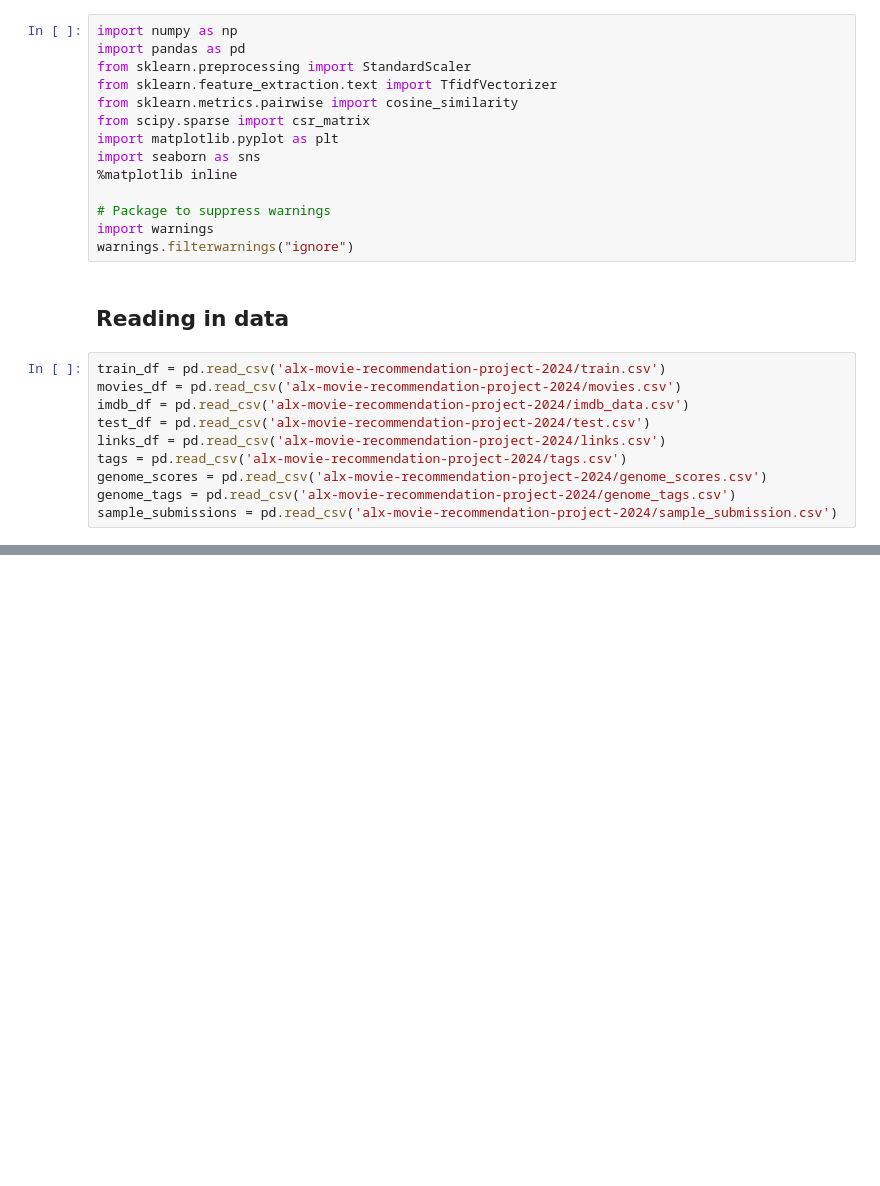
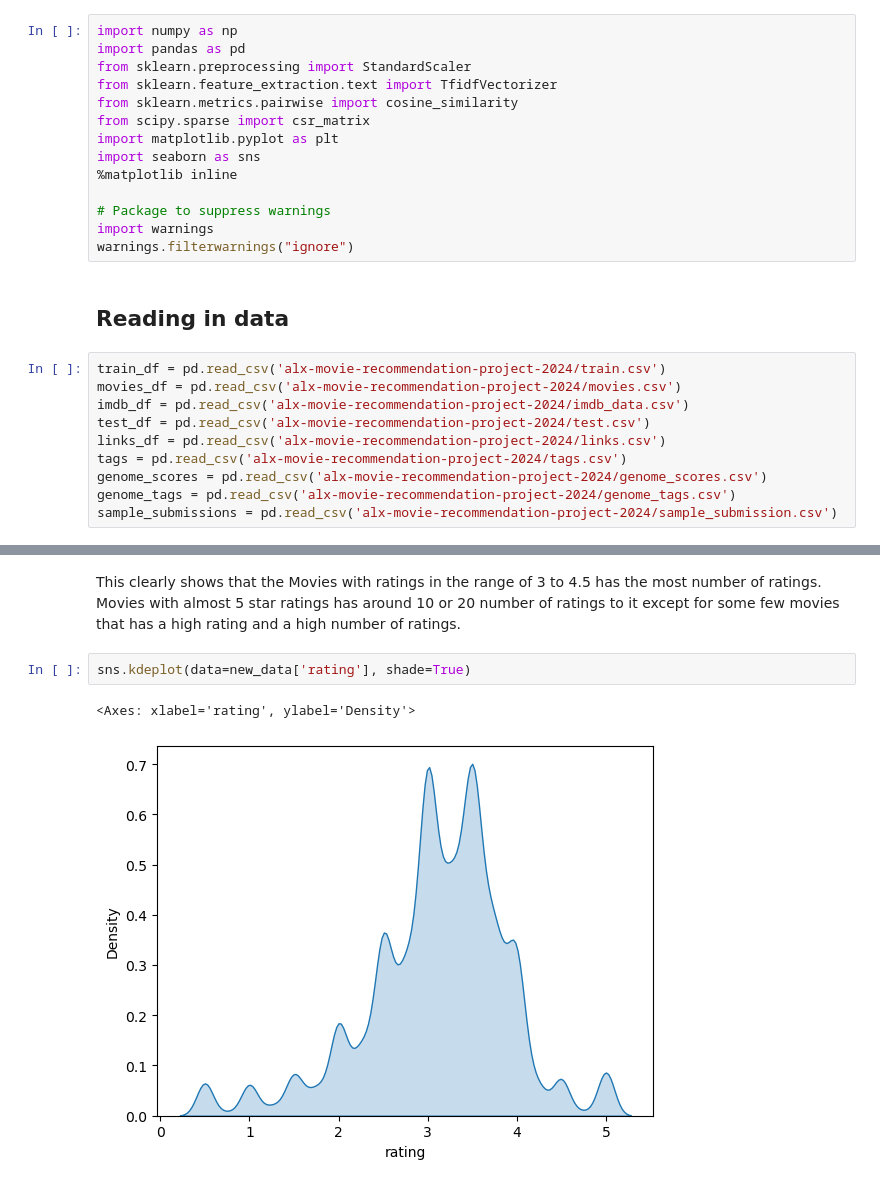
Before and after one commit to EbrahemHassan132/Movies-recommender-system, a Jupyter notebook: Movies_recommender_system_nootbook.ipynb, the cells around one changed output, grey strips where cells are left out. Drawn from its saved outputs; the diff is of its cells as text; blank space fills up the shorter version.

```diff
--- a/Movies_recommender_system_nootbook.ipynb
+++ b/Movies_recommender_system_nootbook.ipynb
@@ -203,0 +582,7 @@ sample_submissions = pd.read_csv('alx-movie-recommendation-project-2024/sample_s
+# %% [markdown]
+This clearly shows that the Movies with ratings in the range of 3 to 4.5 has the most number of ratings. Movies with almost 5 star ratings has around 10 or 20 number of ratings to it except for some few movies that has a high rating and a high number of ratings.
+# %%
+sns.kdeplot(data=new_data['rating'], shade=True)
+# %% [output]
+<Axes: xlabel='rating', ylabel='Density'>
+[figure, added]
```
Also changed, not shown: parts of 75 cells of this notebook.
